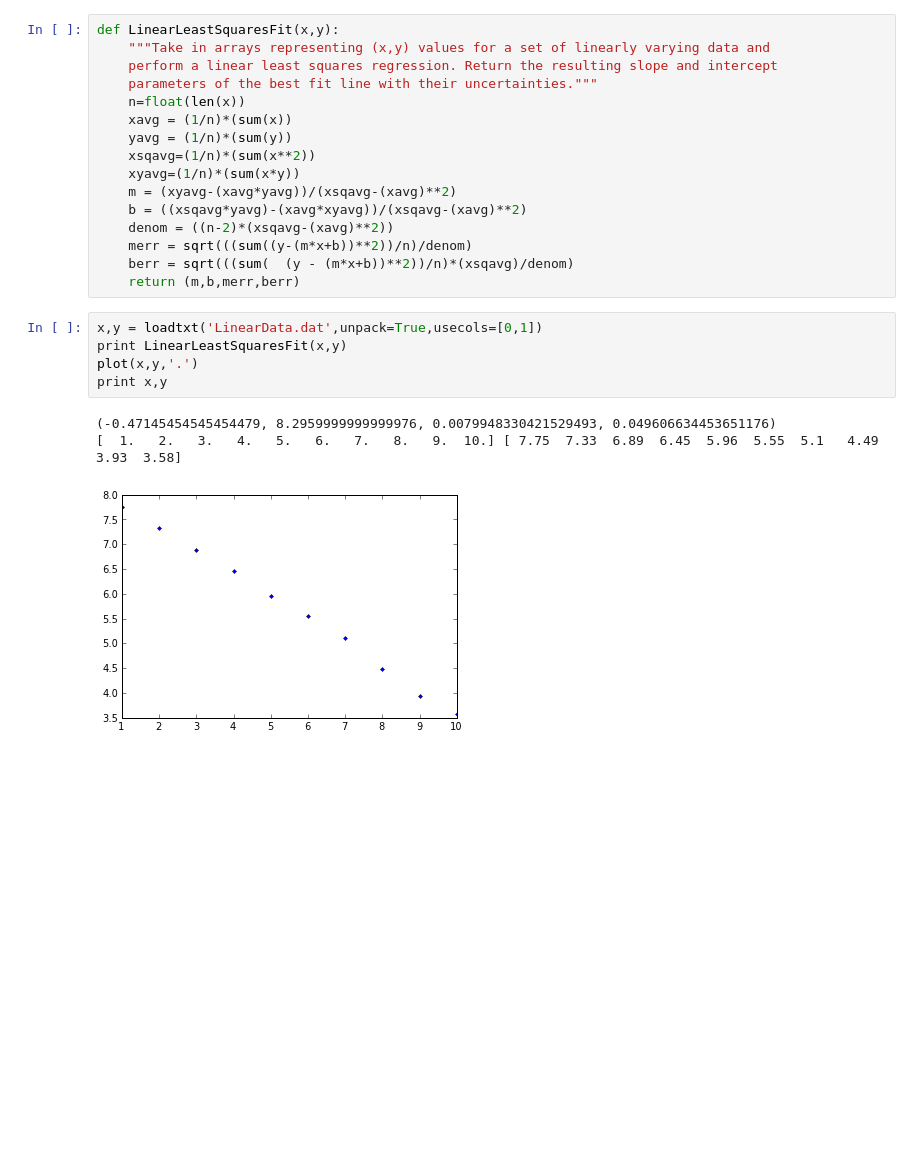
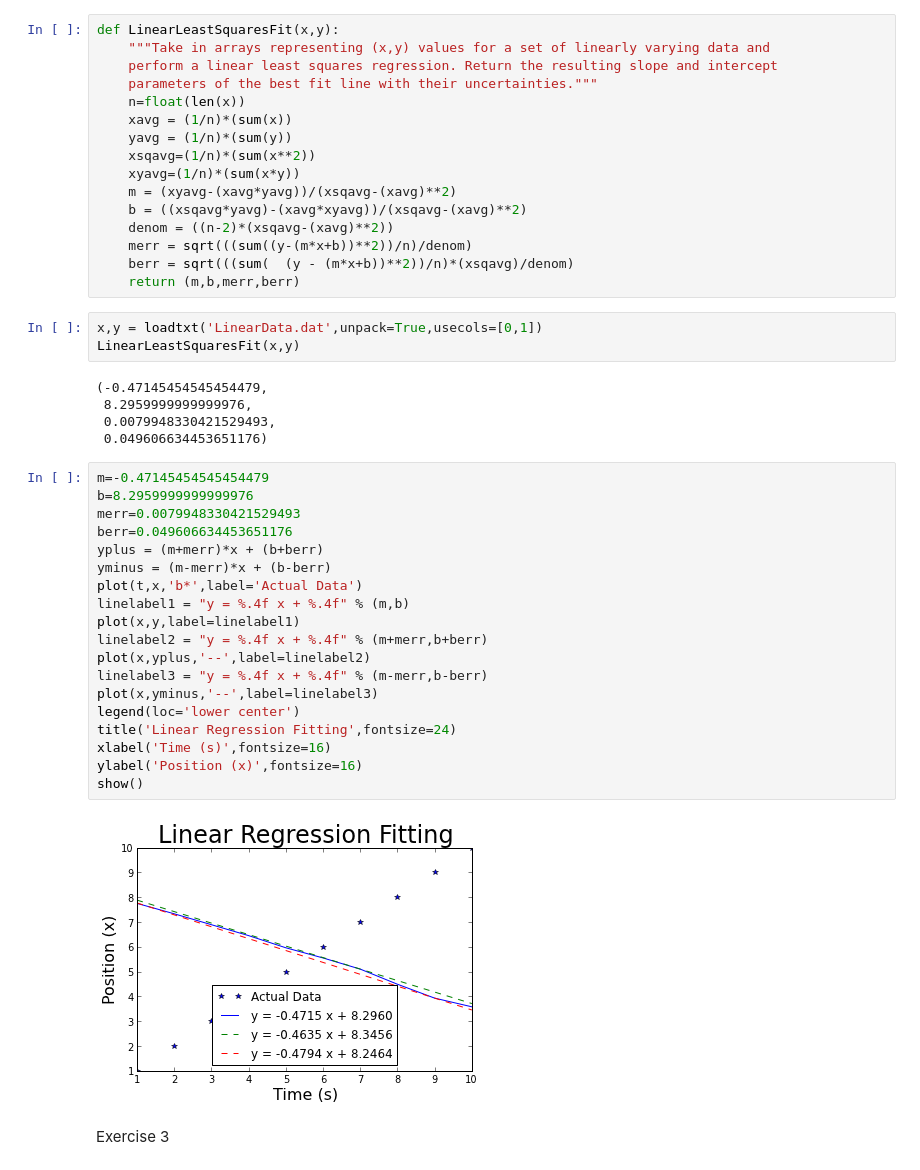
Before and after one commit to dbenton93/PHYS202-S13, a Jupyter notebook: Week9/Thursday Data IO and Linear Regression.ipynb, the cells around one changed output. Drawn from its saved outputs; the diff is of its cells as text; blank space fills up the shorter version.

```diff
--- a/Week9/Thursday Data IO and Linear Regression.ipynb
+++ b/Week9/Thursday Data IO and Linear Regression.ipynb
@@ -113,10 +113,32 @@ def LinearLeastSquaresFit(x,y):
     return (m,b,merr,berr)
 # %%
 x,y = loadtxt('LinearData.dat',unpack=True,usecols=[0,1])
-print LinearLeastSquaresFit(x,y)
-plot(x,y,'.')
-print x,y
+LinearLeastSquaresFit(x,y)
 # %% [output]
-(-0.47145454545454479, 8.2959999999999976, 0.0079948330421529493, 0.049606634453651176)
-[  1.   2.   3.   4.   5.   6.   7.   8.   9.  10.] [ 7.75  7.33  6.89  6.45  5.96  5.55  5.1   4.49  3.93  3.58]
+(-0.47145454545454479,
+ 8.2959999999999976,
+ 0.0079948330421529493,
+ 0.049606634453651176)
-[figure, removed]
+# %%
+m=-0.47145454545454479
+b=8.2959999999999976
+merr=0.0079948330421529493
+berr=0.049606634453651176
+yplus = (m+merr)*x + (b+berr)
+yminus = (m-merr)*x + (b-berr)
+plot(t,x,'b*',label='Actual Data')
+linelabel1 = "y = %.4f x + %.4f" % (m,b)
+plot(x,y,label=linelabel1)
+linelabel2 = "y = %.4f x + %.4f" % (m+merr,b+berr)
+plot(x,yplus,'--',label=linelabel2)
+linelabel3 = "y = %.4f x + %.4f" % (m-merr,b-berr)
+plot(x,yminus,'--',label=linelabel3)
+legend(loc='lower center')
+title('Linear Regression Fitting',fontsize=24)
+xlabel('Time (s)',fontsize=16)
+ylabel('Position (x)',fontsize=16)
+show()
+# %% [output]
+[figure, added]
+# %% [markdown]
+Exercise 3
```
Also changed, not shown: parts of 3 cells of this notebook.
